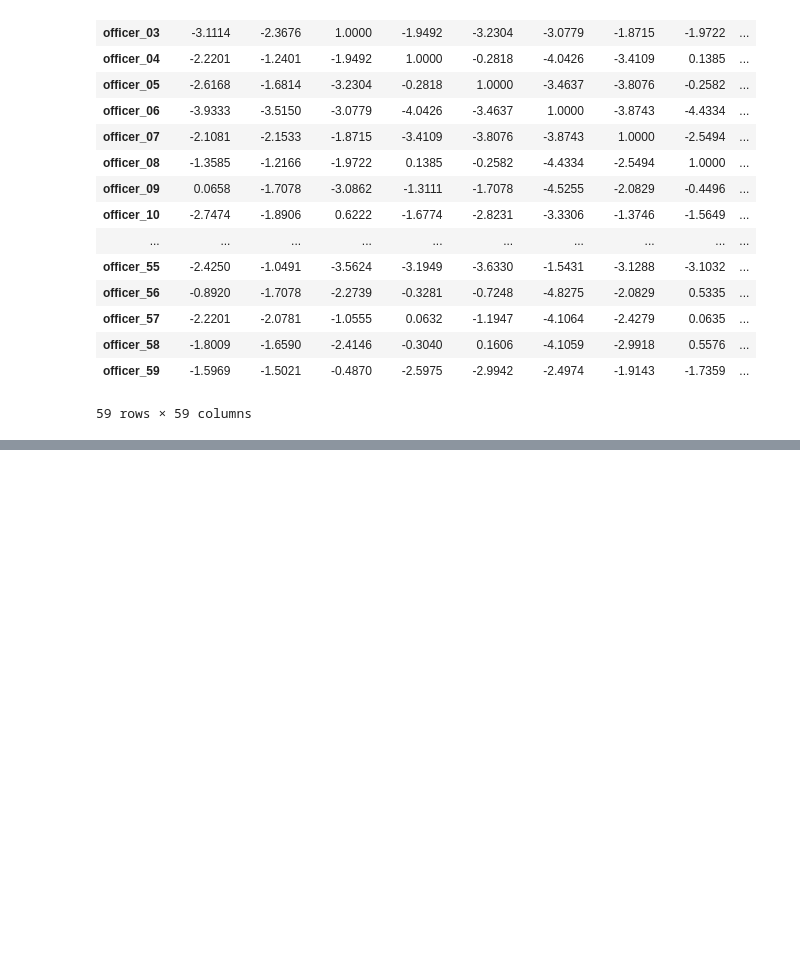
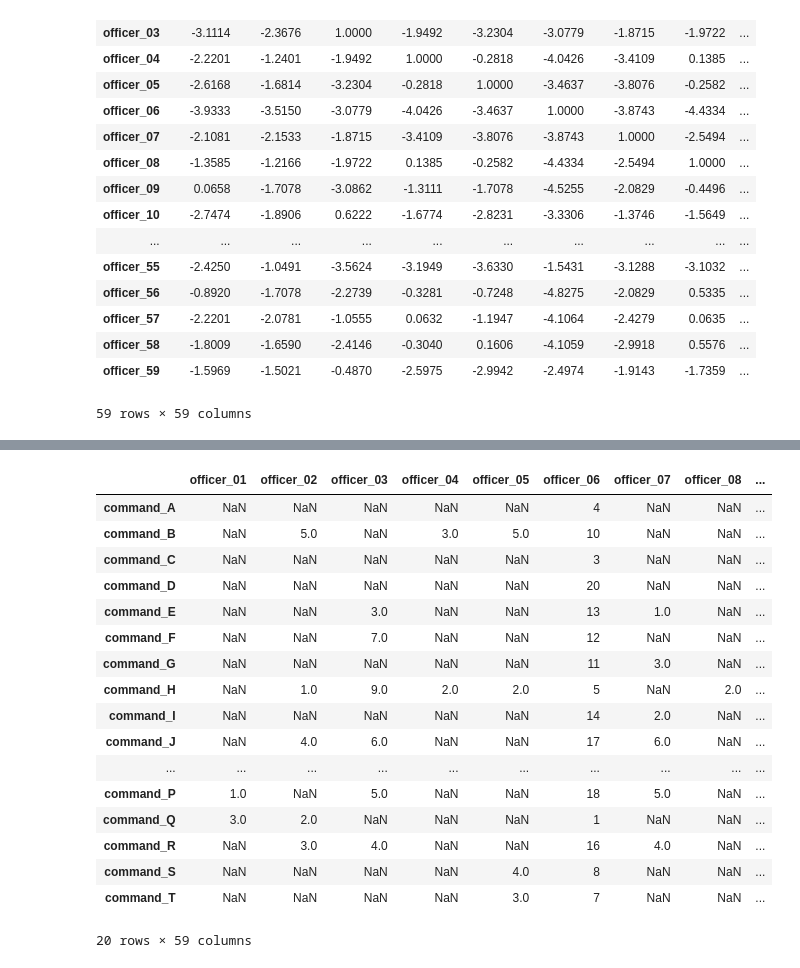
Before and after one commit to ieshaw/Dynamic_Manning, a Jupyter notebook: Code/Metrics_and_Match_Template.ipynb, the cells around one changed output, grey strips where cells are left out. Saved outputs shown, nothing was run; the diff lists cells and outputs as text; code cells hidden in the pictures; blank space fills up the shorter version.

```diff
--- a/Code/Metrics_and_Match_Template.ipynb
+++ b/Code/Metrics_and_Match_Template.ipynb
@@ -623,0 +655,23 @@ def to_dict(touples):
+# %%
+import numpy as np
+test_comp_df_s = s_df.replace(59,np.NaN)
+test_comp_df_s
+# %% [output]
+|  | officer_01 | officer_02 | officer_03 | officer_04 | officer_05 | officer_06 | officer_07 | officer_08 | ... |
+| command_A | NaN | NaN | NaN | NaN | NaN | 4 | NaN | NaN | ... |
+| command_B | NaN | 5.0 | NaN | 3.0 | 5.0 | 10 | NaN | NaN | ... |
+| command_C | NaN | NaN | NaN | NaN | NaN | 3 | NaN | NaN | ... |
+| command_D | NaN | NaN | NaN | NaN | NaN | 20 | NaN | NaN | ... |
+| command_E | NaN | NaN | 3.0 | NaN | NaN | 13 | 1.0 | NaN | ... |
+| command_F | NaN | NaN | 7.0 | NaN | NaN | 12 | NaN | NaN | ... |
+| command_G | NaN | NaN | NaN | NaN | NaN | 11 | 3.0 | NaN | ... |
+| command_H | NaN | 1.0 | 9.0 | 2.0 | 2.0 | 5 | NaN | 2.0 | ... |
+| command_I | NaN | NaN | NaN | NaN | NaN | 14 | 2.0 | NaN | ... |
+| command_J | NaN | 4.0 | 6.0 | NaN | NaN | 17 | 6.0 | NaN | ... |
+| ... | ... | ... | ... | ... | ... | ... | ... | ... | ... |
+| command_P | 1.0 | NaN | 5.0 | NaN | NaN | 18 | 5.0 | NaN | ... |
+| command_Q | 3.0 | 2.0 | NaN | NaN | NaN | 1 | NaN | NaN | ... |
+| command_R | NaN | 3.0 | 4.0 | NaN | NaN | 16 | 4.0 | NaN | ... |
+| command_S | NaN | NaN | NaN | NaN | 4.0 | 8 | NaN | NaN | ... |
+| command_T | NaN | NaN | NaN | NaN | 3.0 | 7 | NaN | NaN | ... |
+20 rows × 59 columns
```
Also changed, not shown: parts of 10 cells of this notebook.
